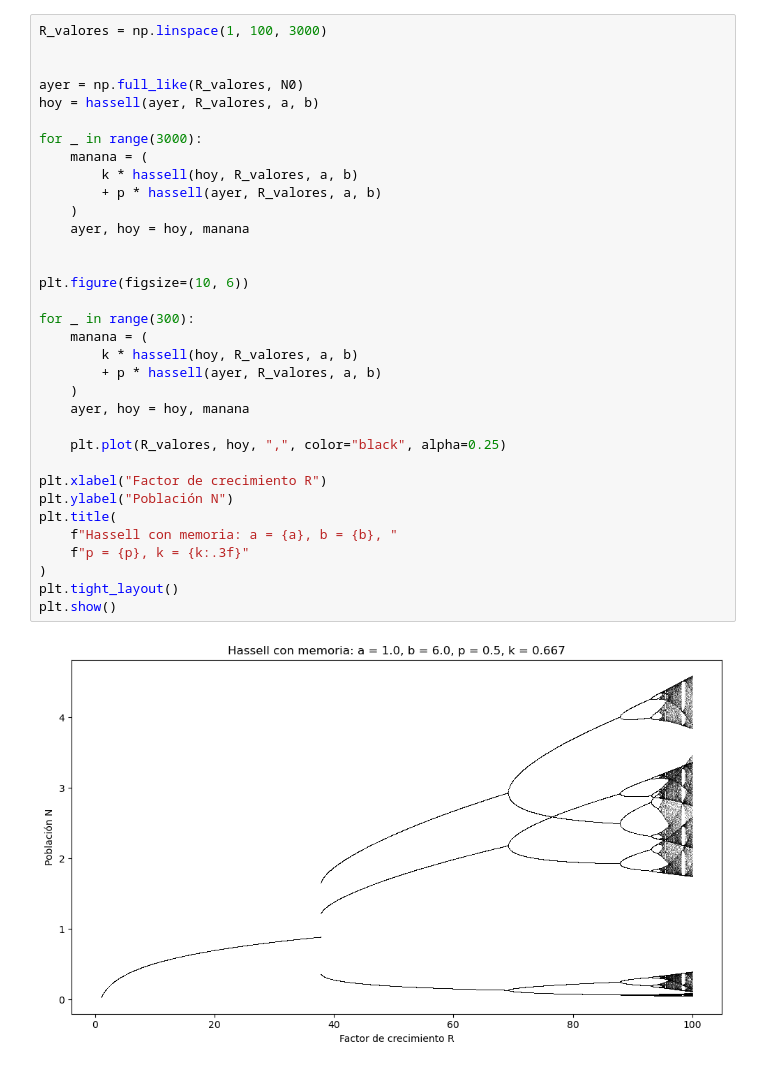
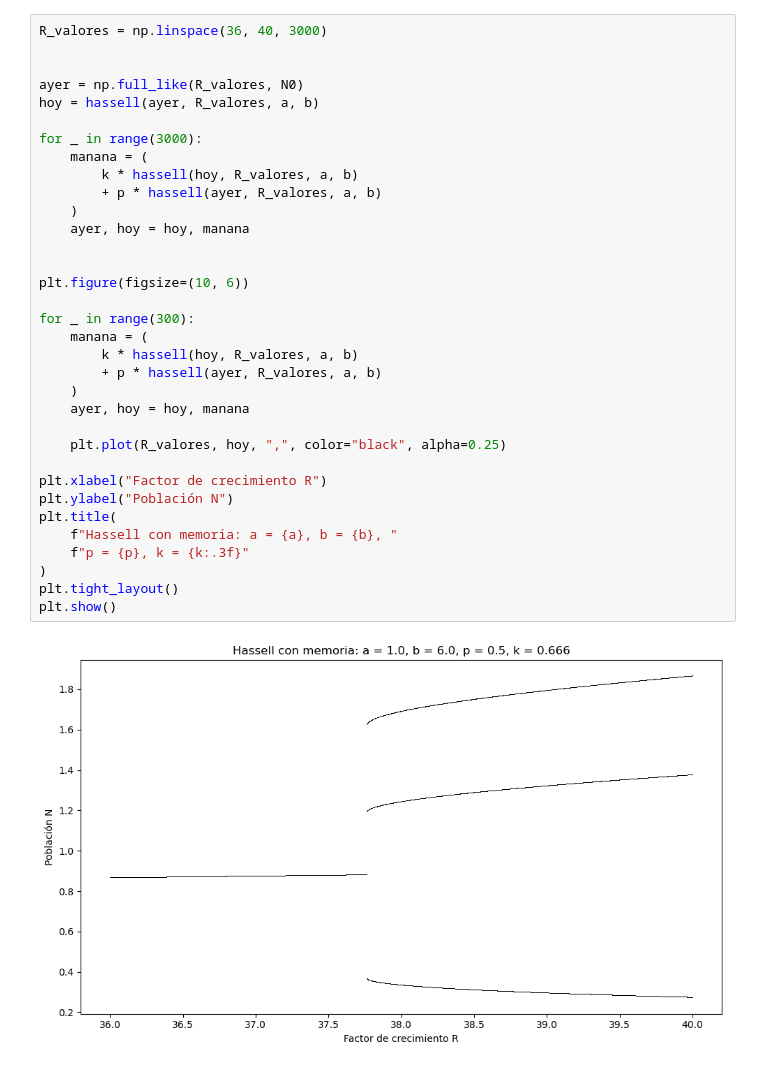
Before and after one commit to ImDanyP/SS-26, a Jupyter notebook: Hassell_memoria.ipynb, the cells around one changed output. Drawn from its saved outputs; the diff is of its cells as text.

```diff
--- a/Hassell_memoria.ipynb
+++ b/Hassell_memoria.ipynb
@@ -42,36 +42,36 @@ for R in [5, 12, 80]:
 # %%
-R_valores = np.linspace(1, 100, 3000)
+R_valores = np.linspace(36, 40, 3000)
 
 
 ayer = np.full_like(R_valores, N0)
 hoy = hassell(ayer, R_valores, a, b)
 
 for _ in range(3000):
     manana = (
         k * hassell(hoy, R_valores, a, b)
         + p * hassell(ayer, R_valores, a, b)
     )
     ayer, hoy = hoy, manana
 
 
 plt.figure(figsize=(10, 6))
 
 for _ in range(300):
     manana = (
         k * hassell(hoy, R_valores, a, b)
         + p * hassell(ayer, R_valores, a, b)
     )
     ayer, hoy = hoy, manana
 
     plt.plot(R_valores, hoy, ",", color="black", alpha=0.25)
 
 plt.xlabel("Factor de crecimiento R")
 plt.ylabel("Población N")
 plt.title(
     f"Hassell con memoria: a = {a}, b = {b}, "
     f"p = {p}, k = {k:.3f}"
 )
 plt.tight_layout()
 plt.show()
 # %% [output]
-[figure, old version]
+[figure, new version]
```
Also changed, not shown: parts of 1 cell of this notebook, 2 other files.
